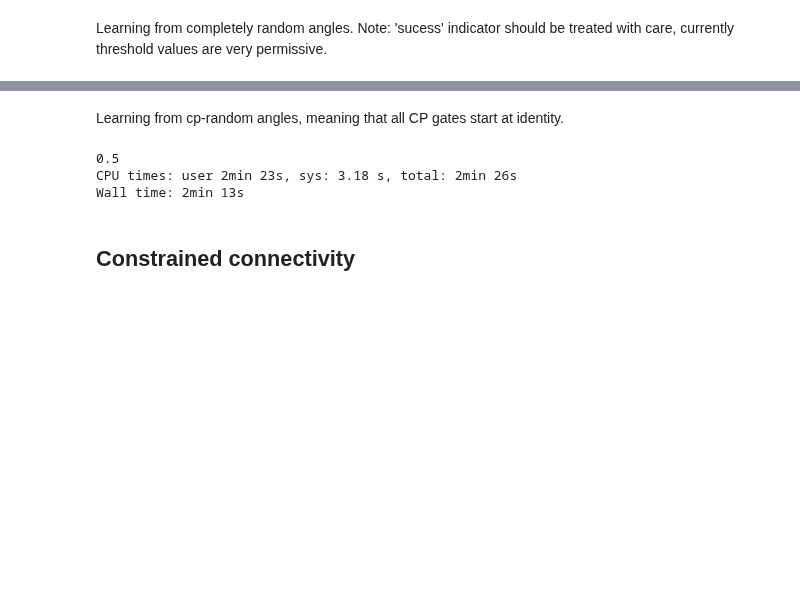
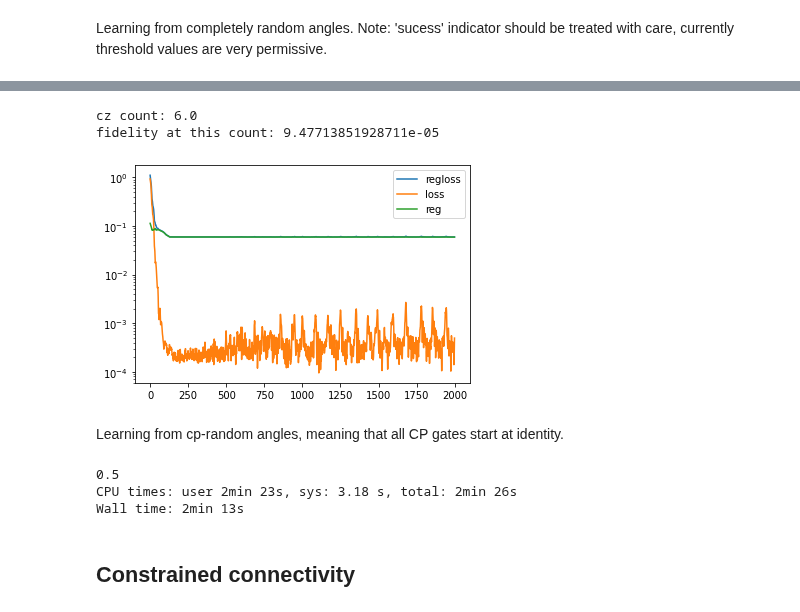
Before and after one commit to idnm/cpflow, a Jupyter notebook: CP.ipynb, the cells around one changed output, grey strips where cells are left out. Drawn from its saved outputs; the diff is of its cells as text; code cells hidden in the pictures; blank space fills up the shorter version.

```diff
--- a/CP.ipynb
+++ b/CP.ipynb
@@ -355,3 +201,9 @@ Wall time: 2min 17s
+# %%
+_,_ = report_cp_learning(res[3], anz.cp_mask)
+# %% [output]
+cz count: 6.0
+fidelity at this count: 9.47713851928711e-05
+[figure, added]
 # %% [markdown]
 Learning from cp-random angles, meaning that all CP gates start at identity.
 # %%
```
Also changed, not shown: parts of 44 cells of this notebook, 2 other files.
